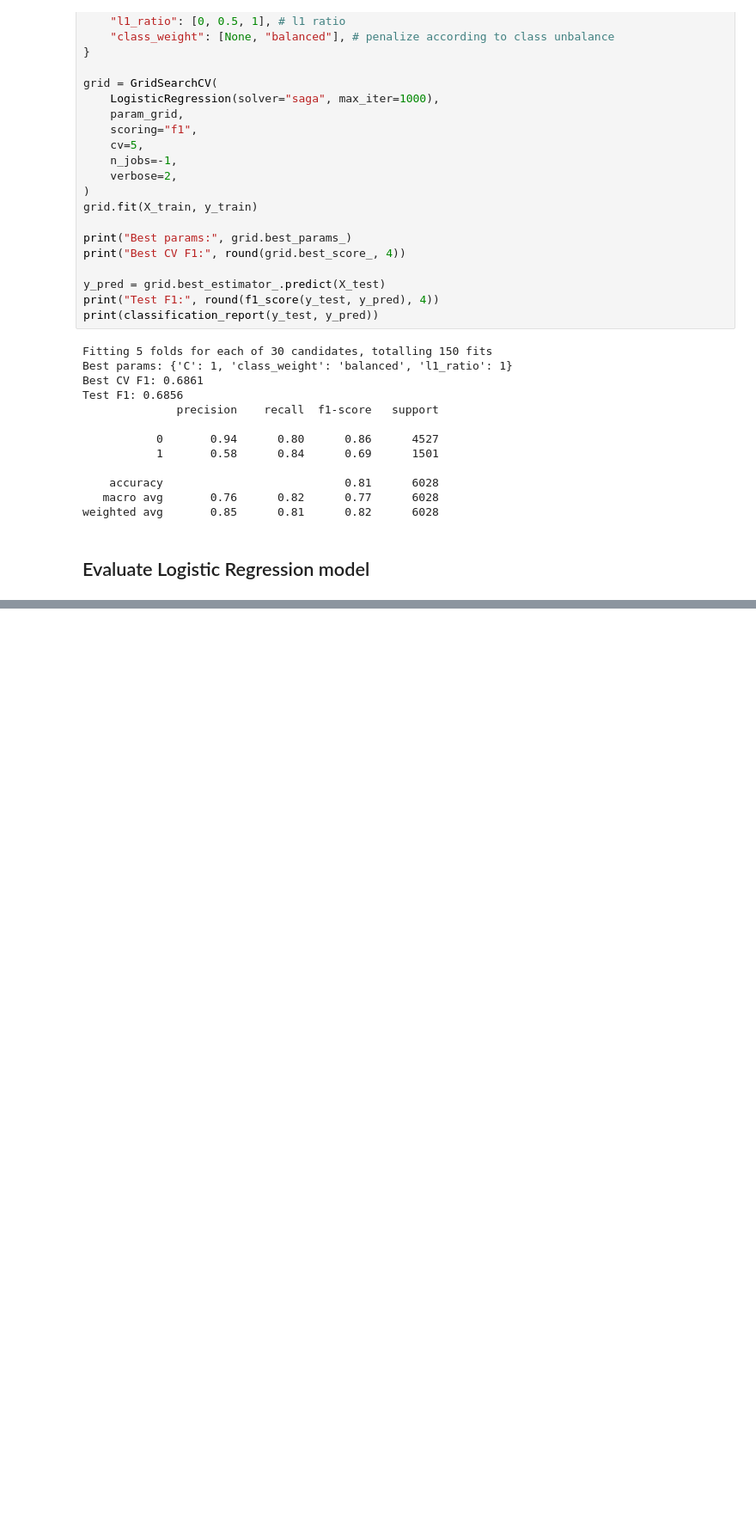
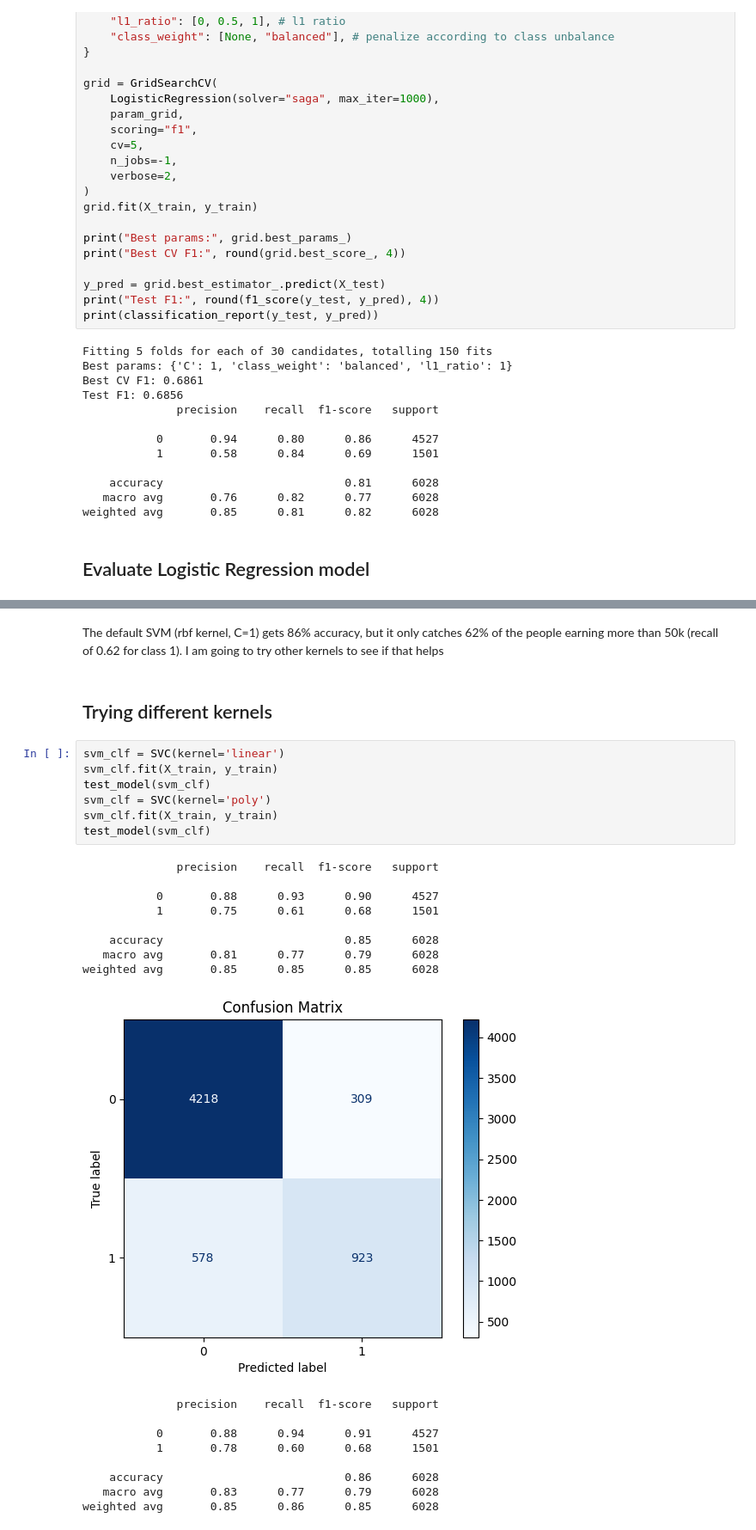
Before and after one commit to LouisUF/Intro-To-ML-Project, a Jupyter notebook: Term Project Group 19.ipynb, the cells around one changed output, grey strips where cells are left out. Shown at 86% size. Drawn from its saved outputs; the diff is of its cells as text; blank space fills up the shorter version.

```diff
--- a/Term Project Group 19.ipynb
+++ b/Term Project Group 19.ipynb
@@ -848,0 +863,29 @@ weighted avg       0.85      0.81      0.82      6028
+# %% [markdown]
+The default SVM (rbf kernel, C=1) gets 86% accuracy, but it only catches 62% of the people earning more than 50k (recall of 0.62 for class 1). I am going to try other kernels to see if that helps
+# %% [markdown]
+## Trying different kernels
+# %%
+svm_clf = SVC(kernel='linear')
+svm_clf.fit(X_train, y_train)
+test_model(svm_clf)
+svm_clf = SVC(kernel='poly')
+svm_clf.fit(X_train, y_train)
+test_model(svm_clf)
+# %% [output]
+              precision    recall  f1-score   support
+
+           0       0.88      0.93      0.90      4527
+           1       0.75      0.61      0.68      1501
+
+    accuracy                           0.85      6028
+   macro avg       0.81      0.77      0.79      6028
+weighted avg       0.85      0.85      0.85      6028
+[figure, added]
+              precision    recall  f1-score   support
+
+           0       0.88      0.94      0.91      4527
+           1       0.78      0.60      0.68      1501
+
+    accuracy                           0.86      6028
+   macro avg       0.83      0.77      0.79      6028
+weighted avg       0.85      0.86      0.85      6028
```
Also changed, not shown: parts of 39 cells of this notebook.
